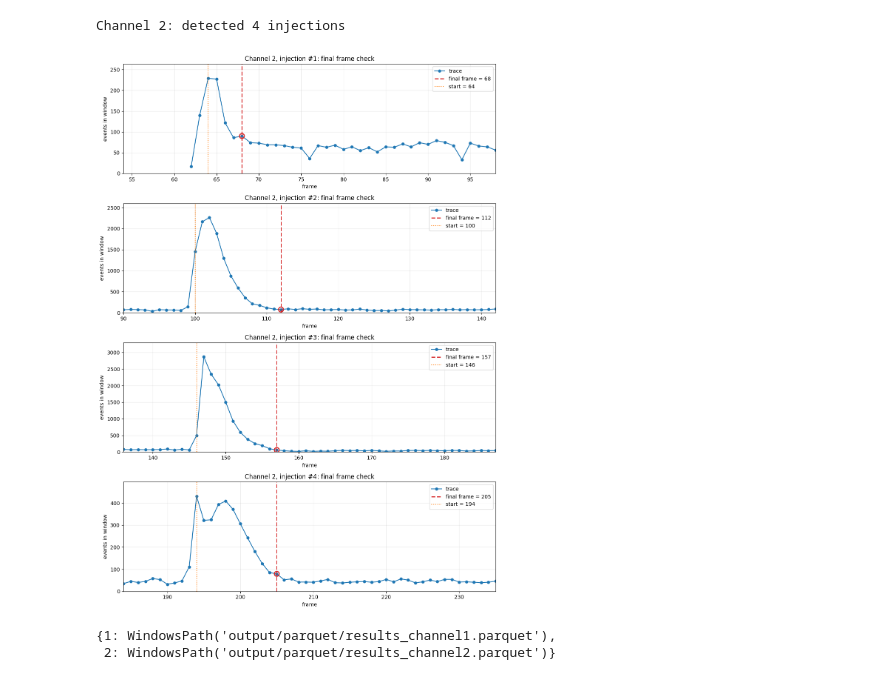
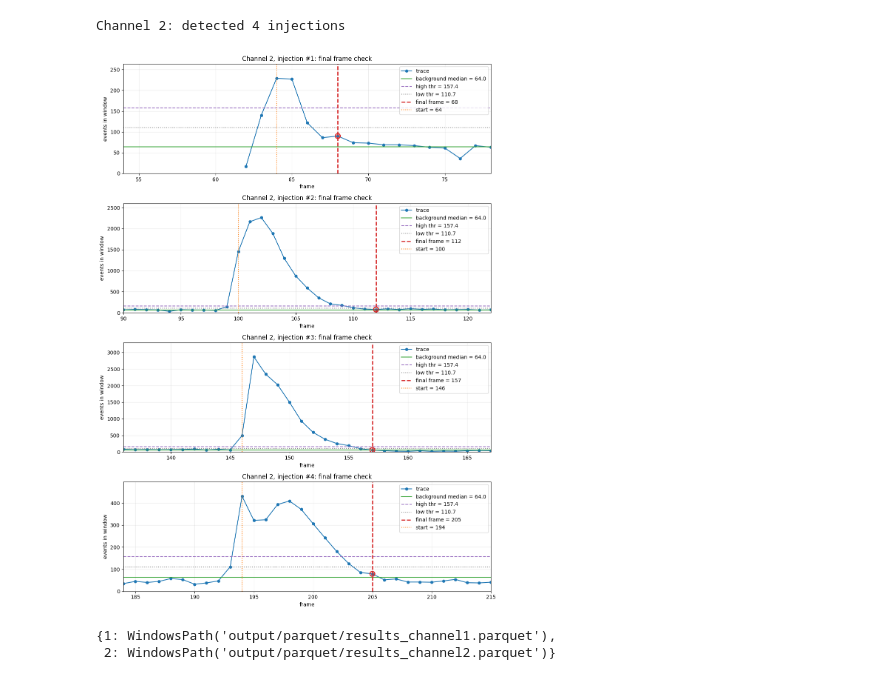
Before and after one commit to Danyil-Dorosh/IFPiLM-1st-Task, a Jupyter notebook: test.ipynb, the cells around one changed output. Saved outputs shown, nothing was run; the diff lists cells and outputs as text; code cells hidden in the pictures.

Commit message:
Draw thershholds & framems to left right & background median

```diff
--- a/test.ipynb
+++ b/test.ipynb
@@ -12,7 +12,7 @@ from pha_lib.discharges import detect_injections
 channel_id = 2
 line_energy_eV = 6660.0
 half_width_eV = 60.0
-context_pad = 10
+context_pad = 7
 
 channel = discharge.channels[channel_id]
 trace = integrate_energy_window(channel, line_energy_eV, half_width_eV)
@@ -27,35 +27,35 @@ print(f"Channel {channel_id}: detected {len(injections)} injections")
 
 fig, axes = plt.subplots(len(injections), 1, figsize=(11, 3.8 * len(injections)), squeeze=False)
 axes = list(axes.flat)
 
 for ax, inj in zip(axes, injections):
     lo = inj.start_frame - context_pad
     #lo = max(int(trace.frame_numbers[0]), inj.start_frame - context_pad-50)
-    hi = inj.finish_frame + context_pad+20
+    hi = inj.finish_frame + context_pad
     #hi = min(int(trace.frame_numbers[-1]), inj.finish_frame + context_pad)
     mask = (trace.frame_numbers >= lo) & (trace.frame_numbers <= hi)
 
     ax.plot(trace.frame_numbers[mask], trace.values[mask], "o-", ms=5, lw=1.5, color="tab:blue", label="trace")
     ax.axhline(bg, color="tab:green", ls="-", lw=1.5, alpha=0.9, label=f"background median = {bg:.1f}")
     ax.axhline(high_thr, color="tab:purple", ls="--", lw=1.5, alpha=0.9, label=f"high thr = {high_thr:.1f}")
     ax.axhline(low_thr, color="tab:gray", ls=":", lw=1.5, alpha=0.9, label=f"low thr = {low_thr:.1f}")
     ax.axvline(inj.finish_frame, color="tab:red", ls="--", lw=2, label=f"final frame = {inj.finish_frame}")
     ax.axvline(inj.start_frame, color="tab:orange", ls=":", lw=1.5, label=f"start = {inj.start_frame}")
     final_idx = int((trace.frame_numbers == inj.finish_frame).nonzero()[0][0])
     ax.scatter([inj.finish_frame], [trace.values[final_idx]], s=90, facecolors="none", edgecolors="tab:red", linewidths=2, zorder=5)
     ax.set_xlim(lo, hi)
     ax.set_ylim(0.0, max(trace.values[mask]) * 1.15)
     ax.set_title(f"Channel {channel_id}, injection #{inj.injection_no}: final frame check")
     ax.set_xlabel("frame")
     ax.set_ylabel("events in window")
     ax.grid(alpha=0.25)
     ax.legend(loc="best")
 
 fig.tight_layout()
 plt.show()
 # %% [output]
 Channel 2: detected 4 injections
-[figure, old version]
+[figure, new version]
 # %%
 results = pipeline.analyze_shot(discharge, line_energy_eV=6660.0)
 # %%
```
